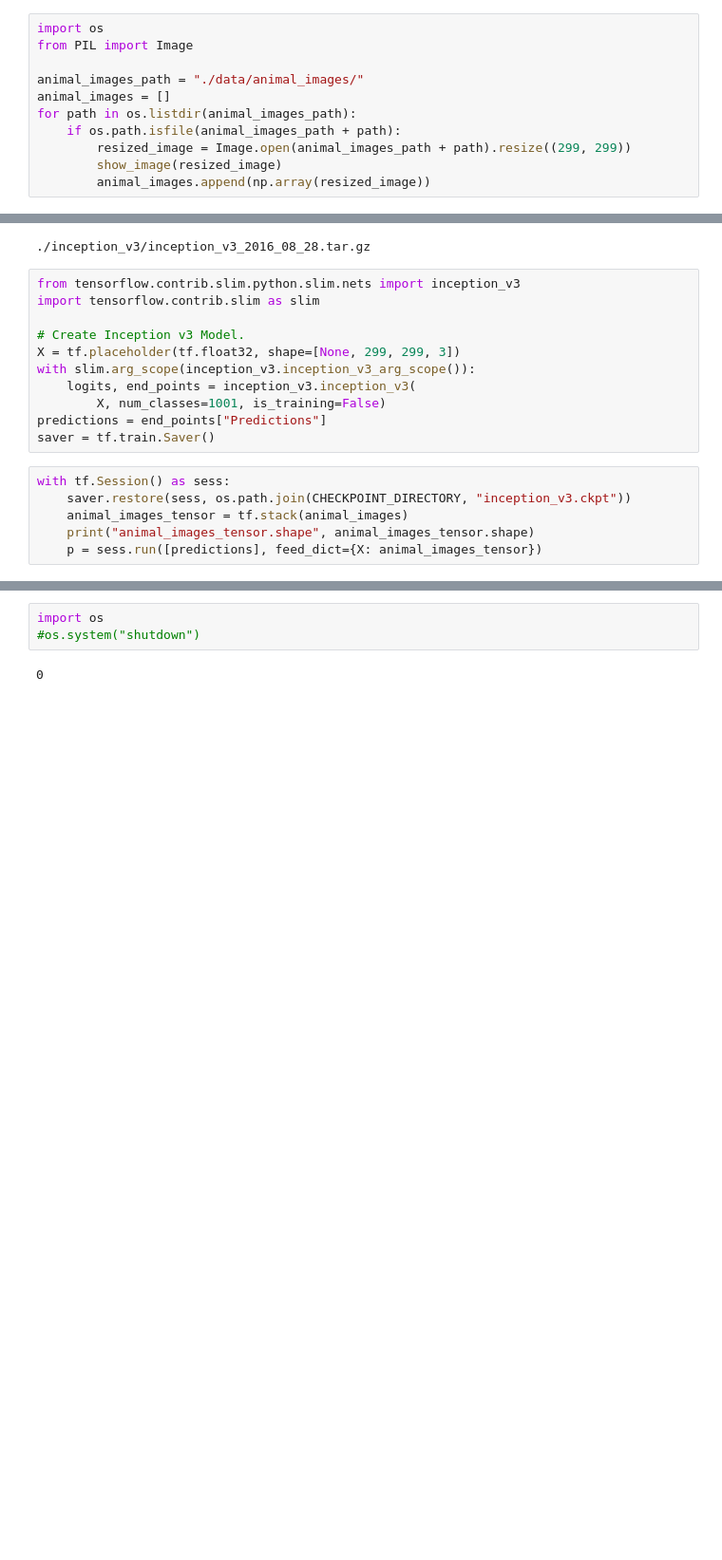
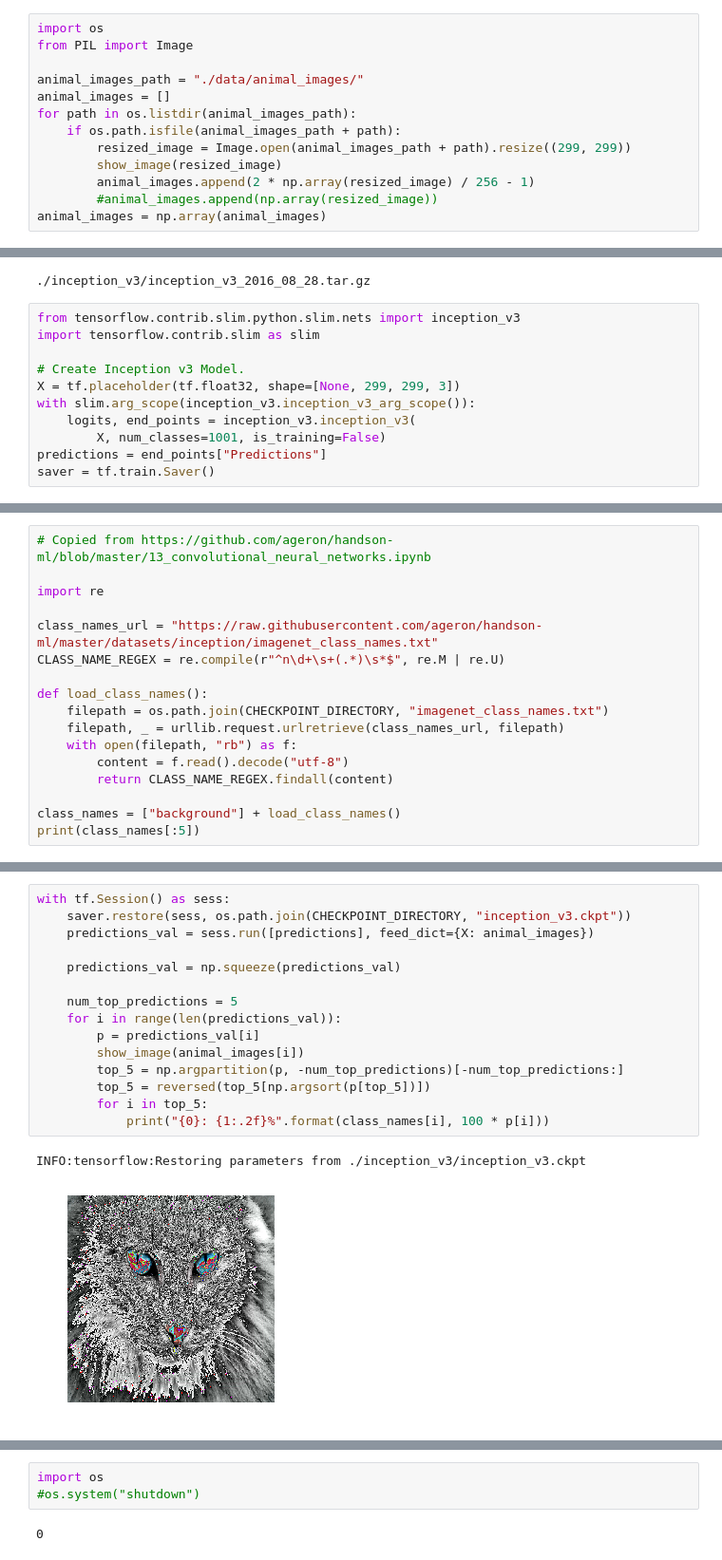
Before and after one commit to ashleyjsands/hands-on-ml, a Jupyter notebook: 13 Convolutional Neural Networks.ipynb, the cells around one changed output, grey strips where cells are left out. Shown at 95% size. Drawn from its saved outputs; the diff is of its cells as text; blank space fills up the shorter version.

```diff
--- a/13 Convolutional Neural Networks.ipynb
+++ b/13 Convolutional Neural Networks.ipynb
@@ -351,7 +351,9 @@ for path in os.listdir(animal_images_path):
     if os.path.isfile(animal_images_path + path):
         resized_image = Image.open(animal_images_path + path).resize((299, 299))
         show_image(resized_image)
-        animal_images.append(np.array(resized_image))
+        animal_images.append(2 * np.array(resized_image) / 256 - 1)
+        #animal_images.append(np.array(resized_image))
+animal_images = np.array(animal_images)
 # %% [output]
 [figure]
 [figure]
@@ -422,9 +444,3 @@ with slim.arg_scope(inception_v3.inception_v3_arg_scope()):
         X, num_classes=1001, is_training=False)
 predictions = end_points["Predictions"]
 saver = tf.train.Saver()
-# %%
-with tf.Session() as sess:
-    saver.restore(sess, os.path.join(CHECKPOINT_DIRECTORY, "inception_v3.ckpt"))
-    animal_images_tensor = tf.stack(animal_images)
-    print("animal_images_tensor.shape", animal_images_tensor.shape)
-    p = sess.run([predictions], feed_dict={X: animal_images_tensor})
@@ -434,0 +447,17 @@ TypeError: The value of a feed cannot be a tf.Tensor object. Acceptable feed val
+# %%
+# Copied from https://github.com/ageron/handson-ml/blob/master/13_convolutional_neural_networks.ipynb
+
+import re
+
+class_names_url = "https://raw.githubusercontent.com/ageron/handson-ml/master/datasets/inception/imagenet_class_names.txt"
+CLASS_NAME_REGEX = re.compile(r"^n\d+\s+(.*)\s*$", re.M | re.U)
+
+def load_class_names():
+    filepath = os.path.join(CHECKPOINT_DIRECTORY, "imagenet_class_names.txt")
+    filepath, _ = urllib.request.urlretrieve(class_names_url, filepath)
+    with open(filepath, "rb") as f:
+        content = f.read().decode("utf-8")
+        return CLASS_NAME_REGEX.findall(content)
+
+class_names = ["background"] + load_class_names()
+print(class_names[:5])
@@ -434,0 +466,18 @@ TypeError: The value of a feed cannot be a tf.Tensor object. Acceptable feed val
+# %%
+with tf.Session() as sess:
+    saver.restore(sess, os.path.join(CHECKPOINT_DIRECTORY, "inception_v3.ckpt"))
+    predictions_val = sess.run([predictions], feed_dict={X: animal_images})
+
+    predictions_val = np.squeeze(predictions_val)
+
+    num_top_predictions = 5
+    for i in range(len(predictions_val)):
+        p = predictions_val[i]
+        show_image(animal_images[i])
+        top_5 = np.argpartition(p, -num_top_predictions)[-num_top_predictions:]
+        top_5 = reversed(top_5[np.argsort(p[top_5])])
+        for i in top_5:
+            print("{0}: {1:.2f}%".format(class_names[i], 100 * p[i]))
+# %% [output]
+INFO:tensorflow:Restoring parameters from ./inception_v3/inception_v3.ckpt
+[figure, added]
```
Also changed, not shown: parts of 6 cells of this notebook, 1 other file.
